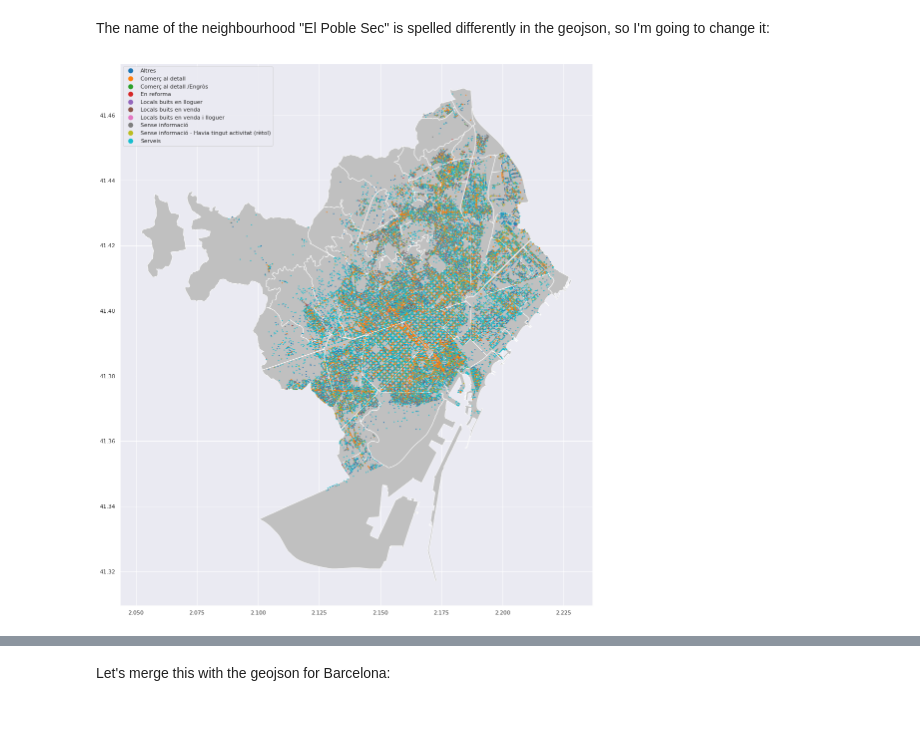
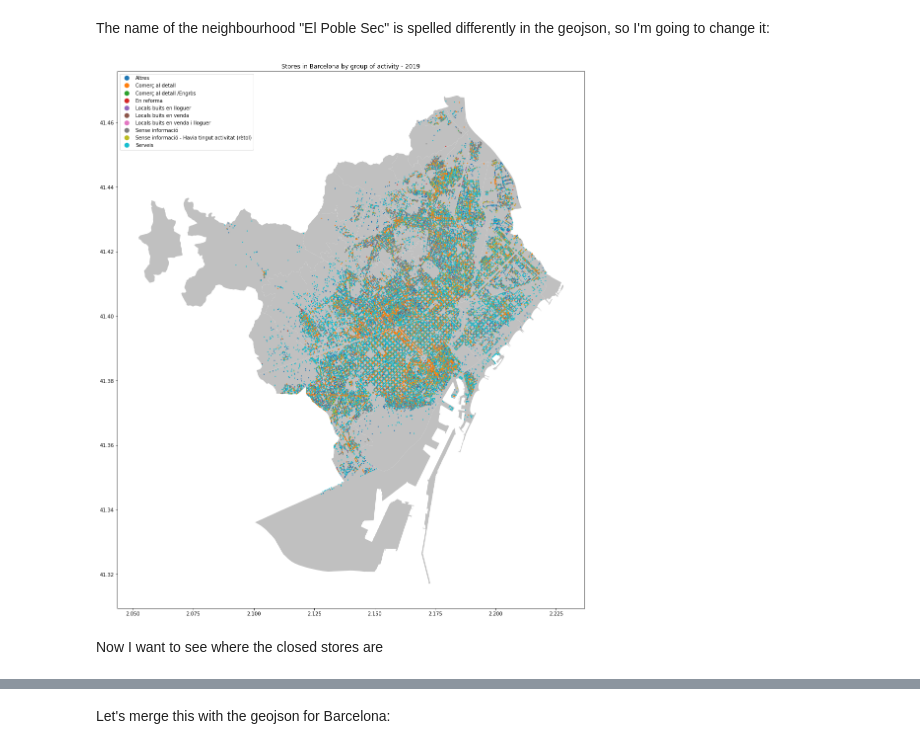
Before and after one commit to AntoniaVillarino/economicActivitiesBarcelona, a Jupyter notebook: 2-Exploratory-data-analysis.ipynb, the cells around one changed output, grey strips where cells are left out. Saved outputs shown, nothing was run; the diff lists cells and outputs as text; code cells hidden in the pictures; blank space fills up the shorter version.

```diff
--- a/2-Exploratory-data-analysis.ipynb
+++ b/2-Exploratory-data-analysis.ipynb
@@ -7,7 +7,7 @@ import numpy as np
 
 import matplotlib.pyplot as plt
 import seaborn as sns
-sns.set()
+#sns.set()
 
 import geopandas
 # %%
@@ -177,10 +296,13 @@ geo_stores = geopandas.GeoDataFrame(data, crs=geo_barcelona.crs, geometry=geomet
 # %%
 fig, ax = plt.subplots(figsize=(20, 20))
 ax.set_aspect('equal')
 
 geo_barcelona.plot(color='silver', ax=ax)
 geo_stores.plot(ax=ax, column='Nom_Sector_Activitat', marker = '.', markersize=5, legend=True)
+plt.title('Stores in Barcelona by group of activity - 2019')
 
 plt.show()
 # %% [output]
-[figure, old version]
+[figure, new version]
+# %% [markdown]
+Now I want to see where the closed stores are
```
Also changed, not shown: parts of 25 cells of this notebook, 6 other files.
